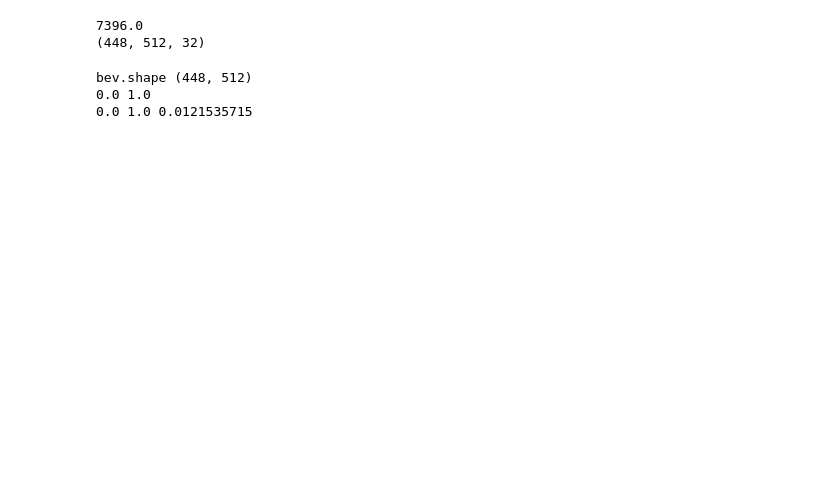
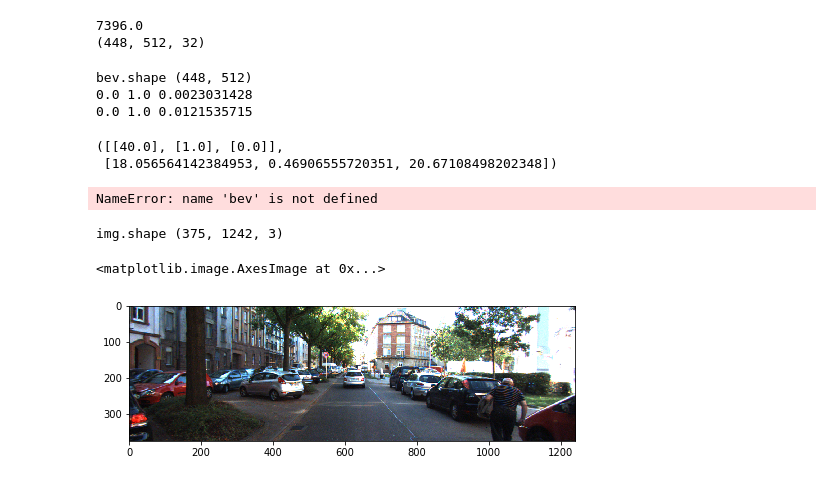
Before and after one commit to YahyaAlaaMassoud/Sensor-Fusion, a Jupyter notebook: gen_voxel_grid.ipynb, the cells around one changed output. Cells and saved outputs as stored; diff of their text form; code cells hidden in the pictures; blank space fills up the shorter version.

```diff
--- a/gen_voxel_grid.ipynb
+++ b/gen_voxel_grid.ipynb
@@ -92,9 +94,9 @@ print(voxelized_pc.shape)
 bev = np.sum(voxelized_pc, axis=2)
 bev = bev / np.amax(bev)
 print('bev.shape', bev.shape)
-print(np.amin(bev), np.amax(bev))
+print(np.amin(bev), np.amax(bev), np.mean(bev))
 print(np.amin(encoded_pc), np.amax(encoded_pc), np.mean(encoded_pc))
 # %% [output]
 bev.shape (448, 512)
-0.0 1.0
+0.0 1.0 0.0023031428
 0.0 1.0 0.0121535715
@@ -100,0 +140,6 @@ bev.shape (448, 512)
+# %%
+pt = bev2world(512 // 4, 448 // 4, 512 // 4, 448 // 4, 80, 70).reshape((3, 1))
+pt.tolist(), get_nearest_pt(pt, pc).tolist()
+# %% [output]
+([[40.0], [1.0], [0.0]],
+ [18.056564142384953, 0.46906555720351, 20.67108498202348])
@@ -100,0 +148,29 @@ bev.shape (448, 512)
+# %%
+def get_world_pts(bev_width, bev_length):
+    world_pts = []
+    for i in prange(bev_length):
+        for j in prange(bev_width):
+            world_pt = bev2world(j, i, bev_width, bev_length, 80, 70).reshape((3, 1))
+            world_pts.append(world_pt)
+    nearest = []
+    geo_feature = []
+    for world_pt in world_pts:
+        nearest_pt = get_nearest_pt(world_pt, pc)
+        nearest.append(nearest_pt.tolist())
+        geo_feature.append((nearest_pt - np.squeeze(world_pt)).tolist())
+    nearest = np.array(nearest).T
+    geo_feature = np.array(geo_feature)
+    nearest_projected = project(P2, nearest).astype(np.int32).T
+    return np.concatenate((nearest_projected.reshape((bev_length, bev_width, 2)),
+                          geo_feature.reshape((bev_length, bev_width, 3))), axis=-1)
+factor = 8
+print(bev.shape[0] // factor, bev.shape[1] // factor)
+mapping = get_world_pts(bev.shape[1] // factor, bev.shape[0] // factor)
+print('mapping.shape', mapping.shape)
+# %% [output]
+NameError: name 'bev' is not defined
+# %%
+img = kitti.get_image(cur_idx)
+print('img.shape', img.shape)
+# %% [output]
+img.shape (375, 1242, 3)
@@ -100,0 +182,6 @@ bev.shape (448, 512)
+# %%
+plt.figure(figsize = (8, 8))
+plt.imshow(img)
+# %% [output]
+<matplotlib.image.AxesImage at 0x...>
+[figure, added]
```
Also changed, not shown: parts of 10 cells of this notebook, 5 other files.
